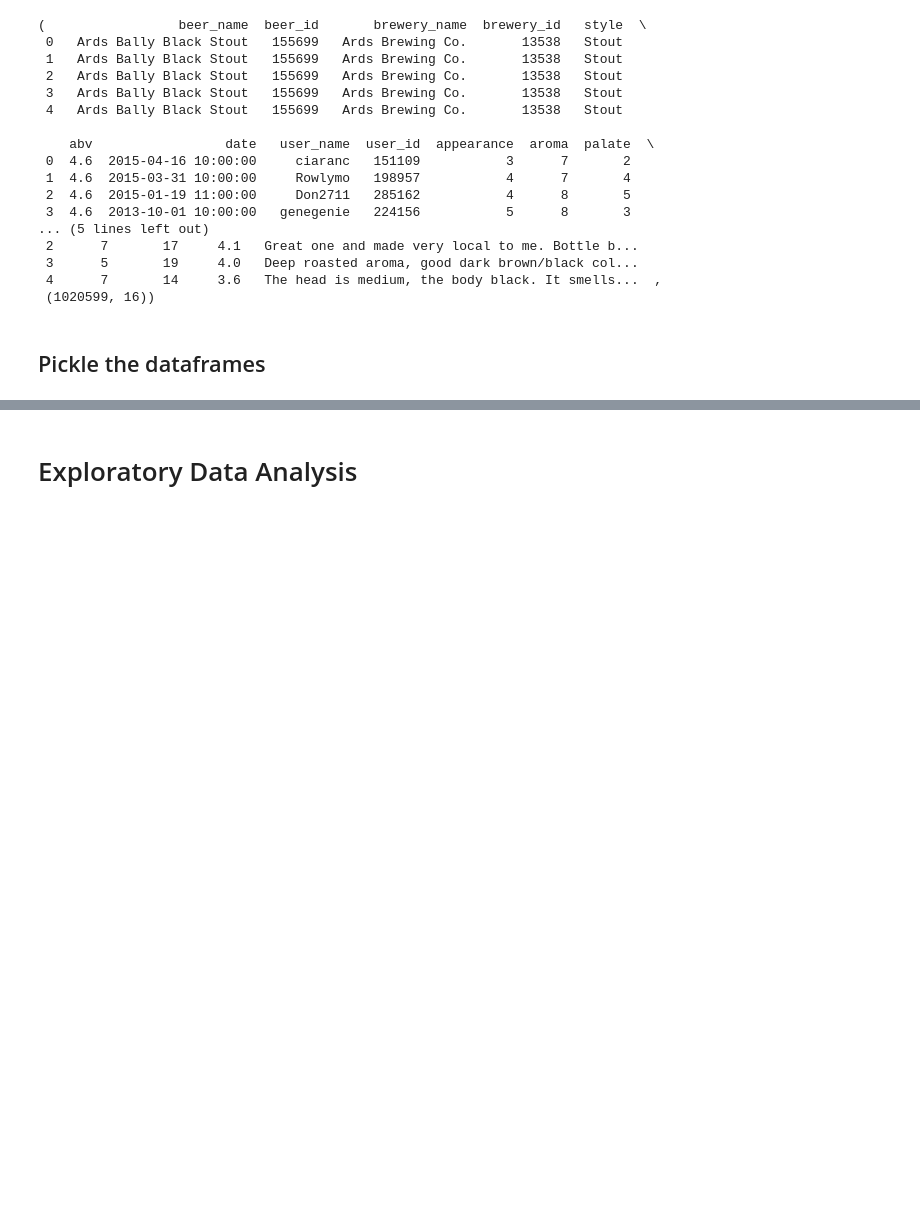
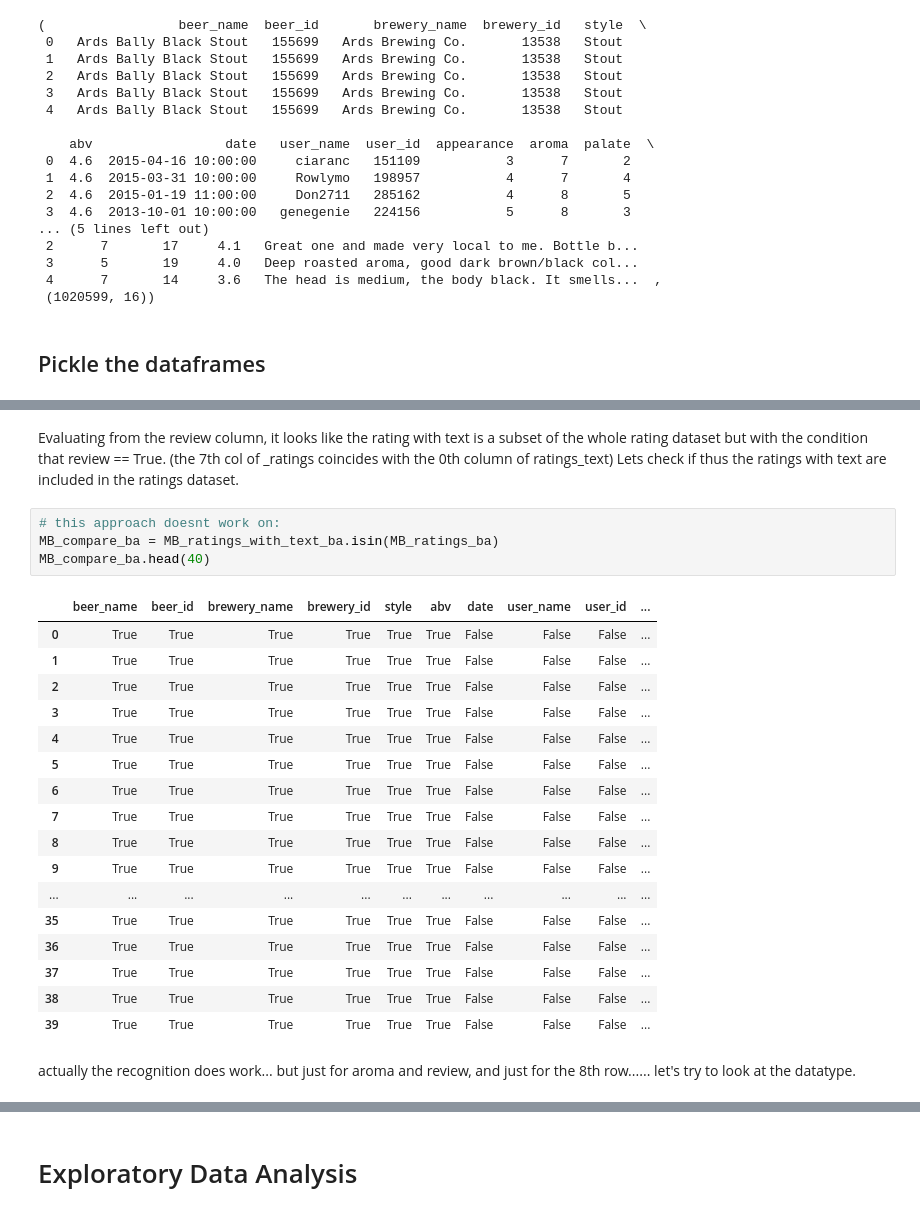
Before and after one commit to epfl-ada/ada-2023-project-adarescueteam, a Jupyter notebook: code/EDA_P1.ipynb, the cells around one changed output, grey strips where cells are left out. Drawn from its saved outputs; the diff is of its cells as text; blank space fills up the shorter version.

```diff
--- a/code/EDA_P1.ipynb
+++ b/code/EDA_P1.ipynb
@@ -685,0 +884,26 @@ with open('data_beers.pkl', 'wb') as file:
+# %% [markdown]
+Evaluating from the review column, it looks like the rating with text is a subset of the whole rating dataset but with the condition that review == True. (the 7th col of _ratings coincides with the 0th column of ratings_text) Lets check if thus the ratings with text are included in the ratings dataset.
+# %%
+# this approach doesnt work on:
+MB_compare_ba = MB_ratings_with_text_ba.isin(MB_ratings_ba)
+MB_compare_ba.head(40)
+# %% [output]
+|  | beer_name | beer_id | brewery_name | brewery_id | style | abv | date | user_name | user_id | ... |
+| 0 | True | True | True | True | True | True | False | False | False | ... |
+| 1 | True | True | True | True | True | True | False | False | False | ... |
+| 2 | True | True | True | True | True | True | False | False | False | ... |
+| 3 | True | True | True | True | True | True | False | False | False | ... |
+| 4 | True | True | True | True | True | True | False | False | False | ... |
+| 5 | True | True | True | True | True | True | False | False | False | ... |
+| 6 | True | True | True | True | True | True | False | False | False | ... |
+| 7 | True | True | True | True | True | True | False | False | False | ... |
+| 8 | True | True | True | True | True | True | False | False | False | ... |
+| 9 | True | True | True | True | True | True | False | False | False | ... |
+| ... | ... | ... | ... | ... | ... | ... | ... | ... | ... | ... |
+| 35 | True | True | True | True | True | True | False | False | False | ... |
+| 36 | True | True | True | True | True | True | False | False | False | ... |
+| 37 | True | True | True | True | True | True | False | False | False | ... |
+| 38 | True | True | True | True | True | True | False | False | False | ... |
+| 39 | True | True | True | True | True | True | False | False | False | ... |
+# %% [markdown]
+actually the recognition does work... but just for aroma and review, and just for the 8th row...... let's try to look at the datatype.
```
Also changed, not shown: parts of 52 cells of this notebook.
